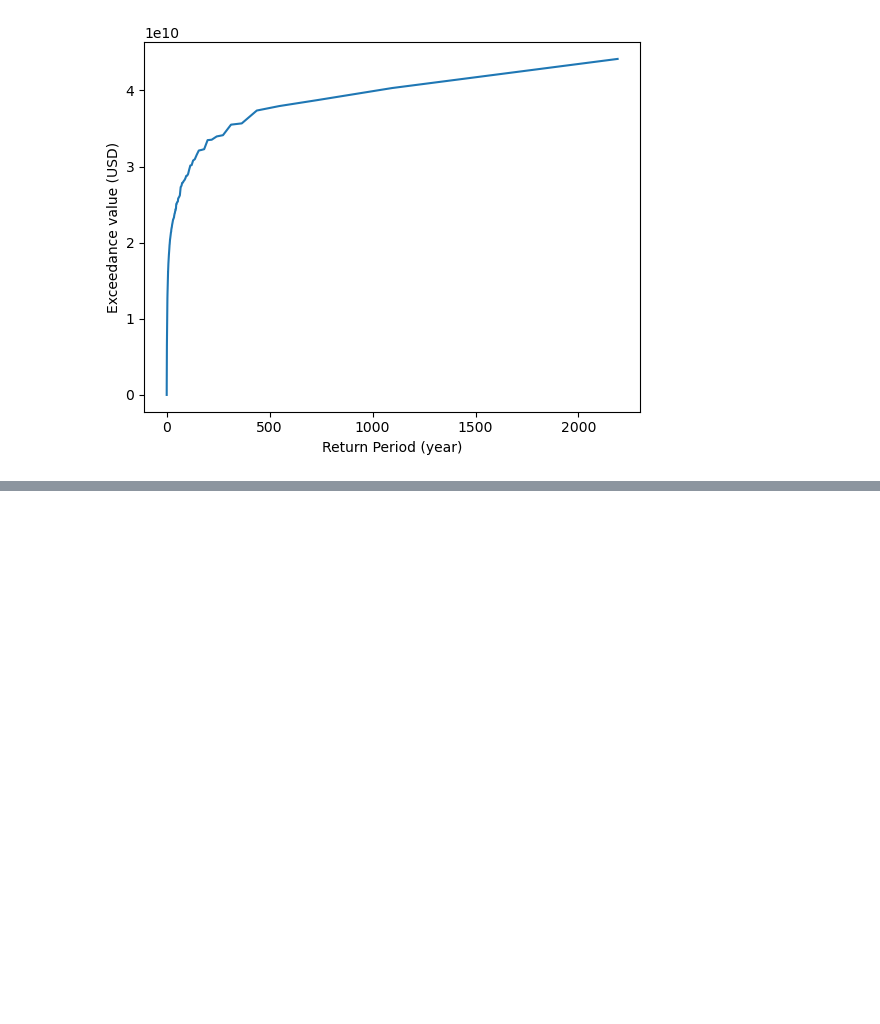
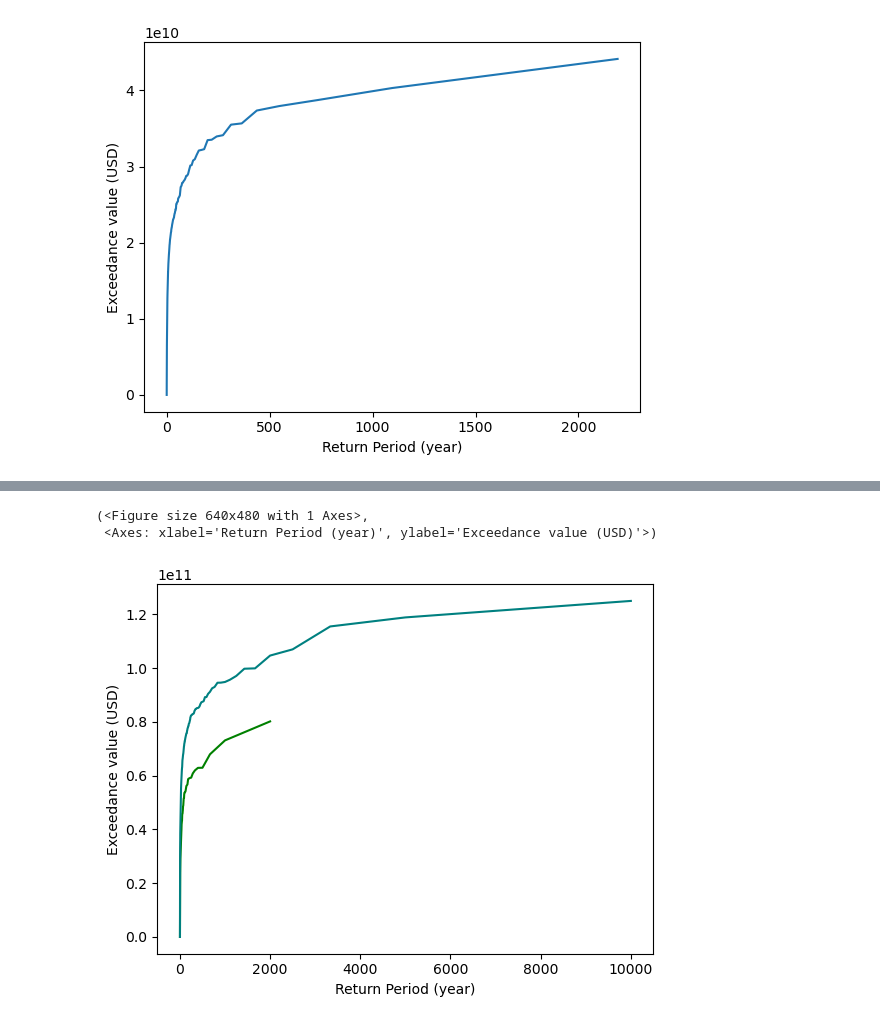
Before and after one commit to ValentinGebhart/exceedance_frequency_curves, a Jupyter notebook: compare_annnual_curve.ipynb, the cells around one changed output, grey strips where cells are left out. Cells and saved outputs as stored; diff of their text form; code cells hidden in the pictures; blank space fills up the shorter version.

```diff
--- a/compare_annnual_curve.ipynb
+++ b/compare_annnual_curve.ipynb
@@ -113,0 +114,10 @@ for f in [fc, fc_monthly,fc_annual]:
+# %%
+from exceedance_curve_tools import combine_exceedance_curves
+fc_comb = combine_exceedance_curves([fc_annual, fc], coincidence_fraction=None)
+
+_ , ax = fc_annual.plot_exceedance_curve(color="green", label="annual")
+fc_comb.plot_exceedance_curve(axis=ax, color="teal", label="combined")
+# %% [output]
+(<Figure size 640x480 with 1 Axes>,
+ <Axes: xlabel='Return Period (year)', ylabel='Exceedance value (USD)'>)
+[figure, added]
```
Also changed, not shown: parts of 4 cells of this notebook, 4 other files.
